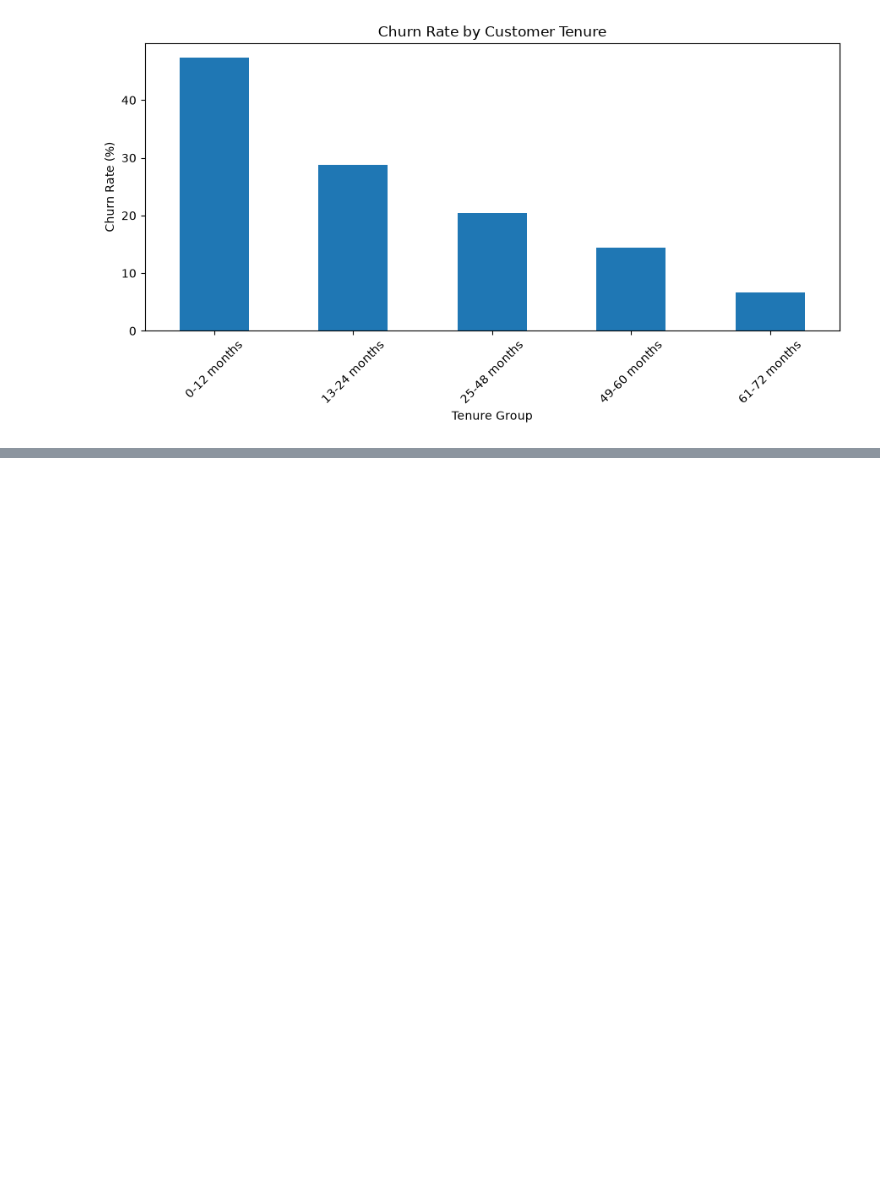
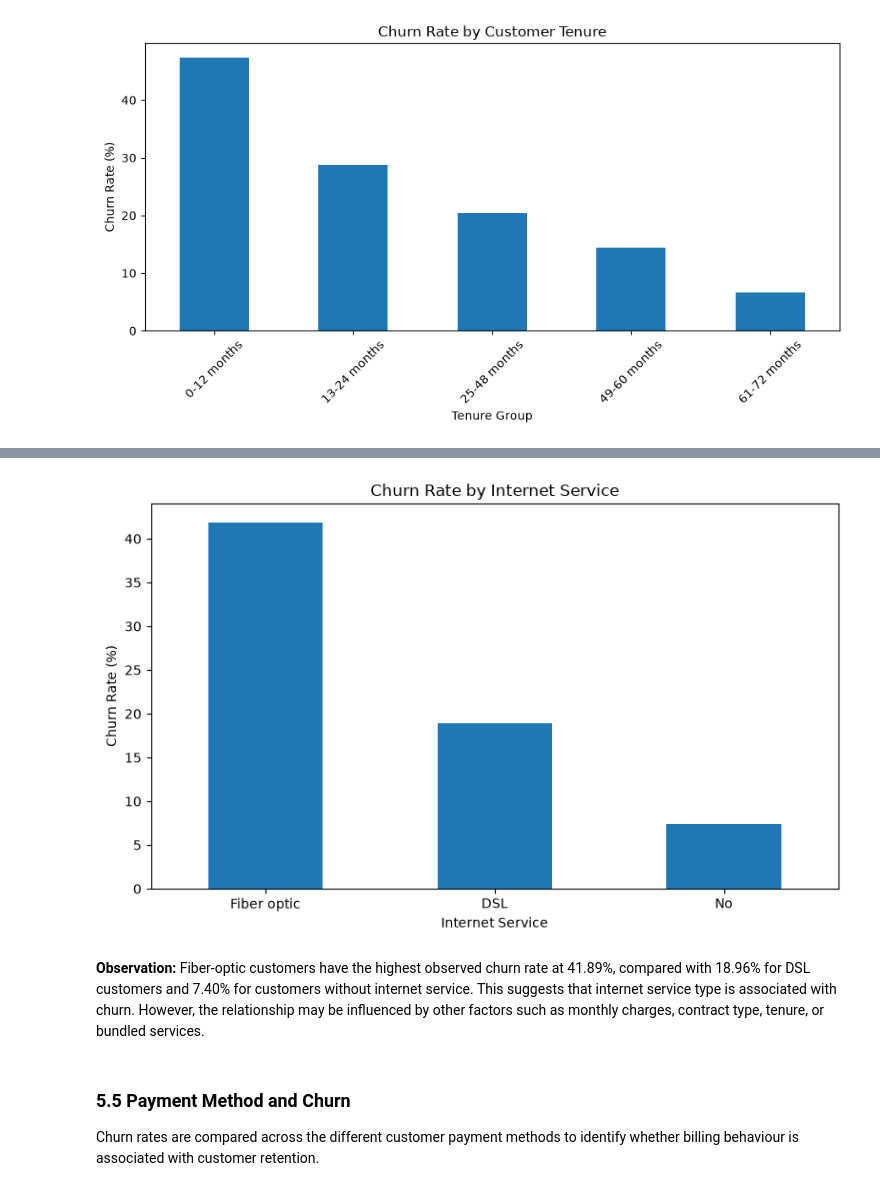
Before and after one commit to AbdulBari8455/customer-churn-platform, a Jupyter notebook: notebooks/01_data_quality_and_eda.ipynb, the cells around one changed output, grey strips where cells are left out. Cells and saved outputs as stored; diff of their text form; code cells hidden in the pictures; blank space fills up the shorter version.

```diff
--- a/notebooks/01_data_quality_and_eda.ipynb
+++ b/notebooks/01_data_quality_and_eda.ipynb
@@ -227,0 +309,8 @@ plt.show()
+# %%
+internet_churn = pd.crosstab(
+    df["InternetService"],
+    df["Churn"],
+    normalize="index"
+).mul(100).round(2)
+
+internet_churn
@@ -227,0 +323,20 @@ plt.show()
+# %%
+internet_churn["Yes"].sort_values(ascending=False).plot(
+    kind="bar",
+    figsize=(8, 5)
+)
+
+plt.title("Churn Rate by Internet Service")
+plt.xlabel("Internet Service")
+plt.ylabel("Churn Rate (%)")
+plt.xticks(rotation=0)
+plt.tight_layout()
+plt.show()
+# %% [output]
+[figure, added]
+# %% [markdown]
+**Observation:** Fiber-optic customers have the highest observed churn rate at 41.89%, compared with 18.96% for DSL customers and 7.40% for customers without internet service. This suggests that internet service type is associated with churn. However, the relationship may be influenced by other factors such as monthly charges, contract type, tenure, or bundled services.
+# %% [markdown]
+### 5.5 Payment Method and Churn
+
+Churn rates are compared across the different customer payment methods to identify whether billing behaviour is associated with customer retention.
```
Also changed, not shown: parts of 27 cells of this notebook.
